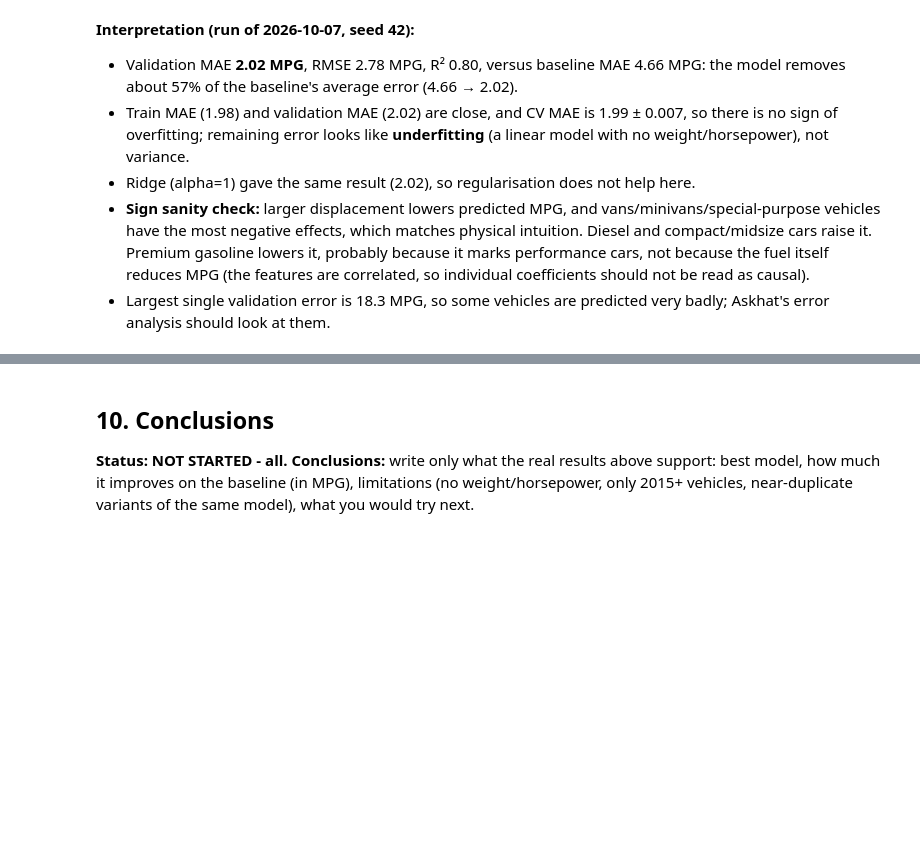
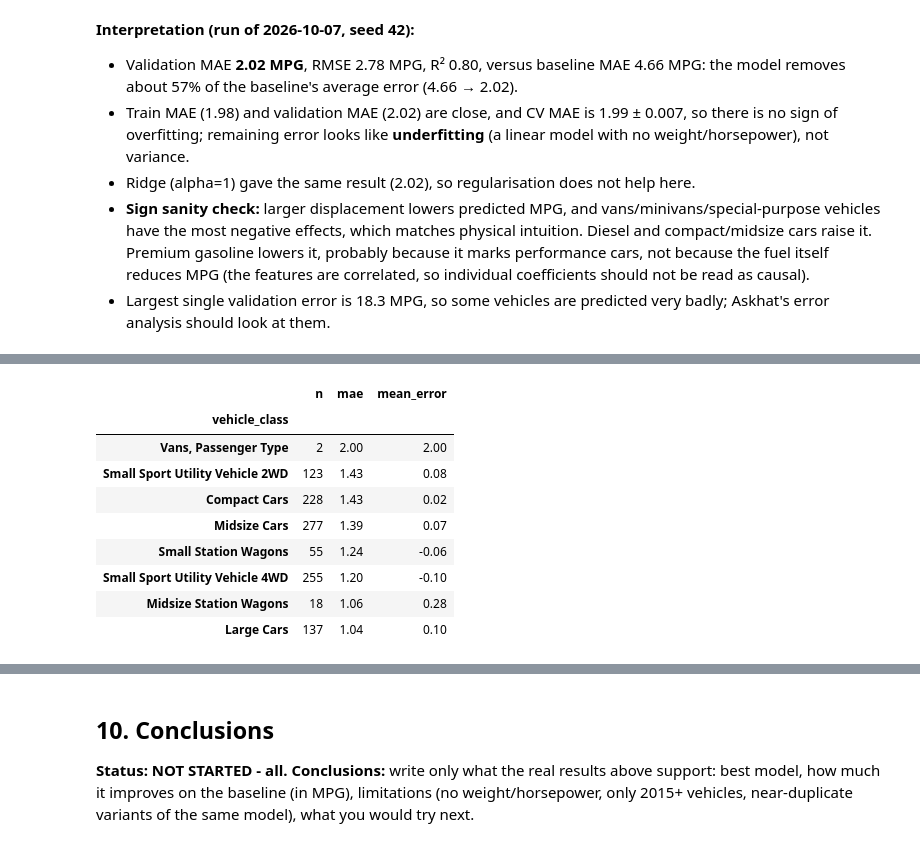
Before and after one commit to btwamibatman/vehicle-fuel-efficiency-ml, a Jupyter notebook: notebooks/project.ipynb, the cells around one changed output, grey strips where cells are left out. Cells and saved outputs as stored; diff of their text form; code cells hidden in the pictures; blank space fills up the shorter version.

```diff
--- a/notebooks/project.ipynb
+++ b/notebooks/project.ipynb
@@ -243,0 +348,13 @@ NOT IMPLEMENTED YET: KNN is Askhat's task - see docs/team_tasks.md
+# %%
+error_by_group(val, y_val, best_pred, "vehicle_class").head(8)
+# %% [output]
+|  | n | mae | mean_error |
+| vehicle_class |  |  |  |
+| Vans, Passenger Type | 2 | 2.00 | 2.00 |
+| Small Sport Utility Vehicle 2WD | 123 | 1.43 | 0.08 |
+| Compact Cars | 228 | 1.43 | 0.02 |
+| Midsize Cars | 277 | 1.39 | 0.07 |
+| Small Station Wagons | 55 | 1.24 | -0.06 |
+| Small Sport Utility Vehicle 4WD | 255 | 1.20 | -0.10 |
+| Midsize Station Wagons | 18 | 1.06 | 0.28 |
+| Large Cars | 137 | 1.04 | 0.10 |
```
Also changed, not shown: parts of 28 cells of this notebook.
